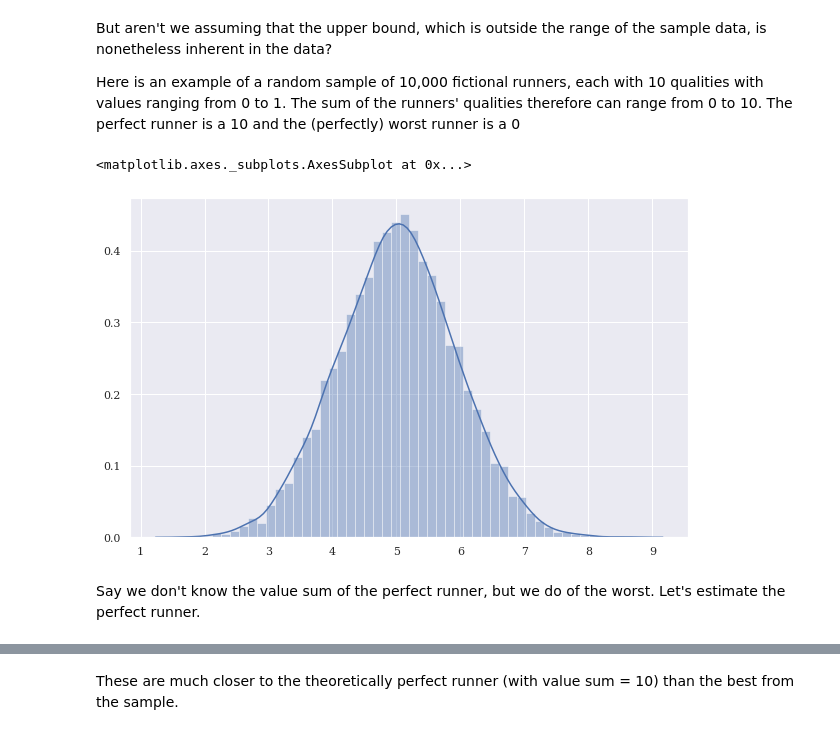
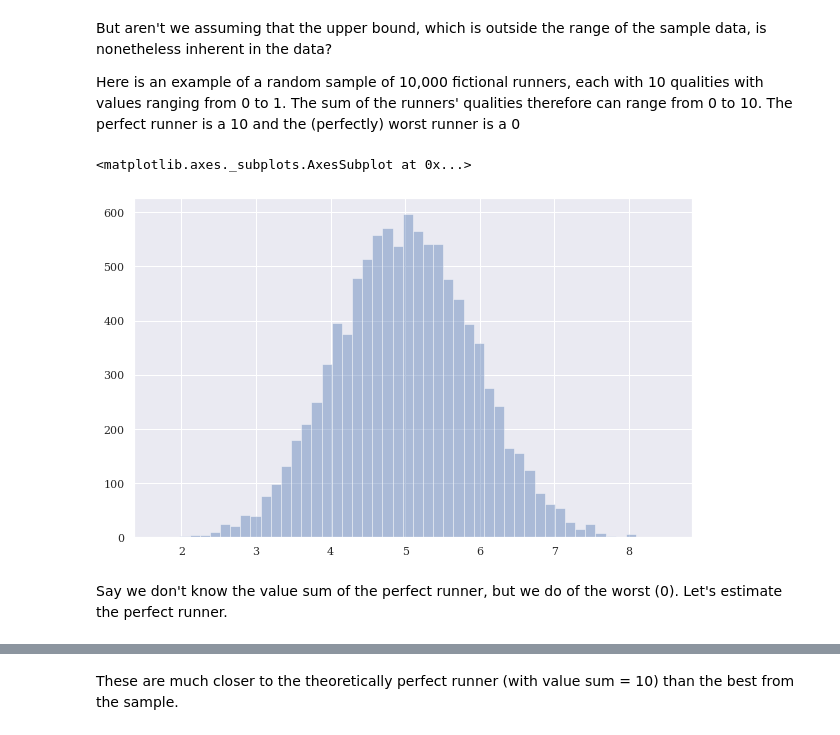
Before and after one commit to tedteske/bounded_lognorm, a Jupyter notebook: bounded_lognorm.ipynb, the cells around one changed output, grey strips where cells are left out. Cells and saved outputs as stored; diff of their text form; code cells hidden in the pictures.

```diff
--- a/bounded_lognorm.ipynb
+++ b/bounded_lognorm.ipynb
@@ -1167,12 +1206,12 @@ Here is an example of a random sample of 10,000 fictional runners, each with 10
 # %%
 runners = np.random.random_sample(size=(10, 10000))
 runner_sums = runners.sum(axis=0)
-sns.distplot(runner_sums)
+sns.distplot(runner_sums, kde=False)
 # %% [output]
 <matplotlib.axes._subplots.AxesSubplot at 0x...>
-[figure, old version]
+[figure, new version]
 # %% [markdown]
-Say we don't know the value sum of the perfect runner, but we do of the worst. Let's estimate the perfect runner.
+Say we don't know the value sum of the perfect runner, but we do of the worst (0). Let's estimate the perfect runner.
 # %%
 shapes, popt, pcov = bounded_lognorm.fit(runner_sums, flower=0,
                                          MLE=False, fit_cdf=True)
```
Also changed, not shown: parts of 13 cells of this notebook.
